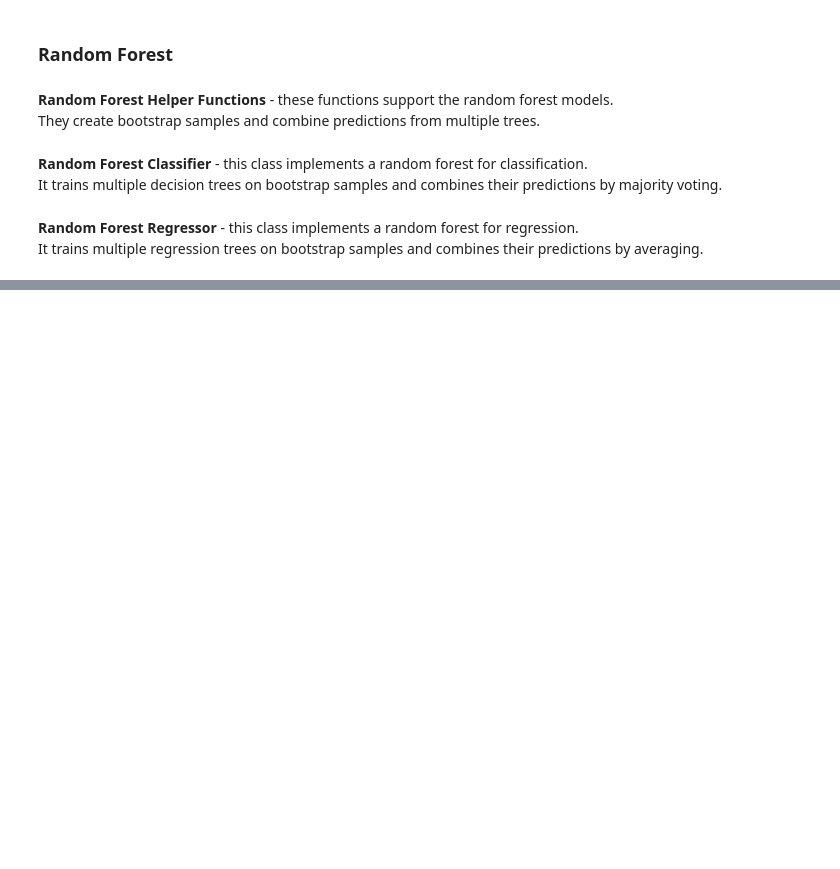
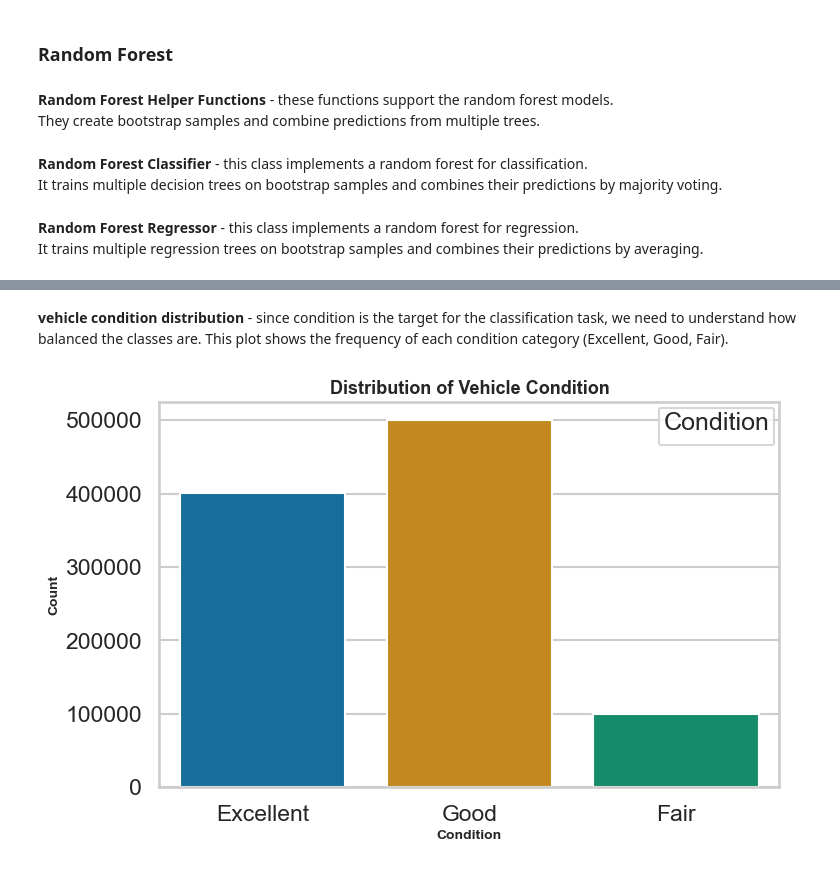
Before and after one commit to reychely/ML_HW1, a Jupyter notebook: HW1_209807130_212703813.ipynb, the cells around one changed output, grey strips where cells are left out. Saved outputs shown, nothing was run; the diff lists cells and outputs as text; code cells hidden in the pictures; blank space fills up the shorter version.

```diff
--- a/HW1_209807130_212703813.ipynb
+++ b/HW1_209807130_212703813.ipynb
@@ -681,0 +707,24 @@ plt.show()
+# %% [markdown]
+**vehicle condition distribution** - since condition is the target for the classification task, we need to understand how balanced the classes are.
+This plot shows the frequency of each condition category (Excellent, Good, Fair).
+# %%
+plt.figure(figsize=(8, 5))
+
+ax = sns.countplot(
+    data=df,
+    x="condition",
+    hue="condition",
+    palette="colorblind",
+    order=["Excellent", "Good", "Fair"]
+)
+
+plt.title("Distribution of Vehicle Condition")
+plt.xlabel("Condition")
+plt.ylabel("Count")
+
+handles, labels = ax.get_legend_handles_labels()
+ax.legend(handles, labels, title="Condition")
+
+plt.show()
+# %% [output]
+[figure, added]
```
Also changed, not shown: parts of 19 cells of this notebook.
